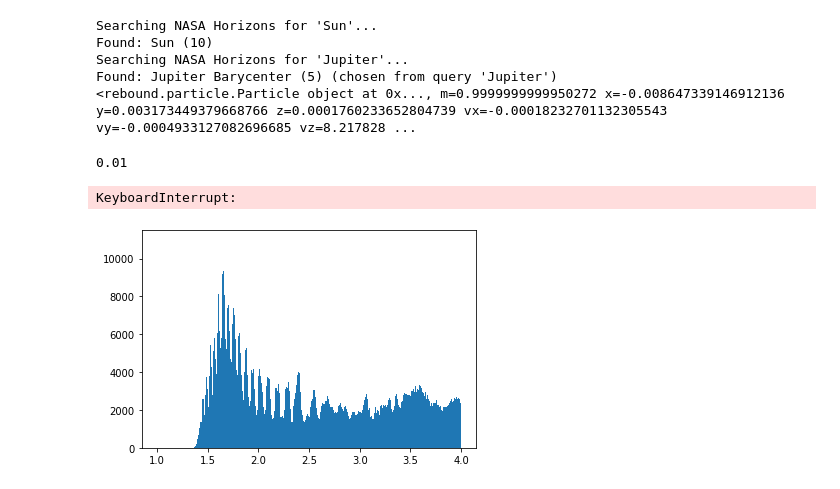
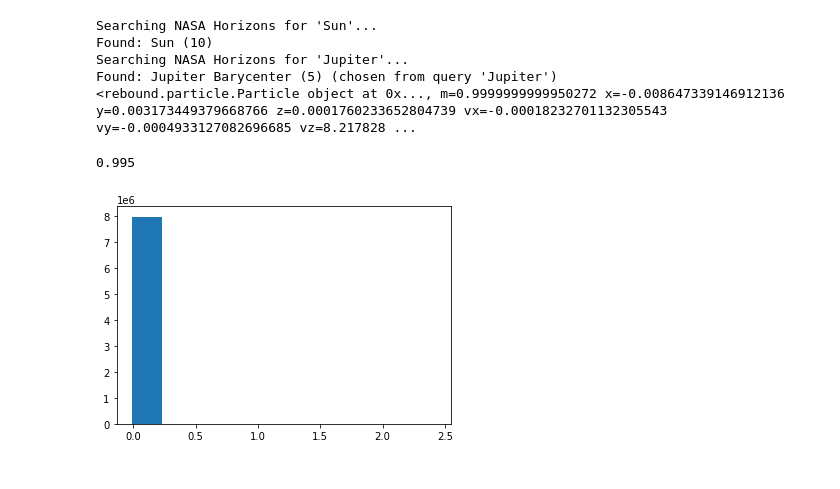
Before and after one commit to Ho0ost/api_workshop, a Jupyter notebook: onze_meuk/Joost/multiple_single_astroids.ipynb, the cells around one changed output. Saved outputs shown, nothing was run; the diff lists cells and outputs as text; code cells hidden in the pictures.

```diff
--- a/onze_meuk/Joost/multiple_single_astroids.ipynb
+++ b/onze_meuk/Joost/multiple_single_astroids.ipynb
@@ -45,7 +45,7 @@ for i in range (rings):
         ecc = 0.2*random.random()
 
         sim.add(m=mass,a=radius,omega=omega, e=ecc)
-        for years in range(1000):
+        for years in range(10000):
 
             try:
                 sim.integrate(years*2.*np.pi)
@@ -63,10 +63,9 @@ for i in range (rings):
 
         sim.remove(2)
 # %% [output]
-0.01
+0.995
-KeyboardInterrupt:
 # %%
-plt.hist(a_list,bins=1000,range=(1,4))
+plt.hist(a_list)#,range=(1,4))
 plt.show()
 # %% [output]
-[figure, old version]
+[figure, new version]
```
Also changed, not shown: parts of 1 cell of this notebook, 1 other file.
